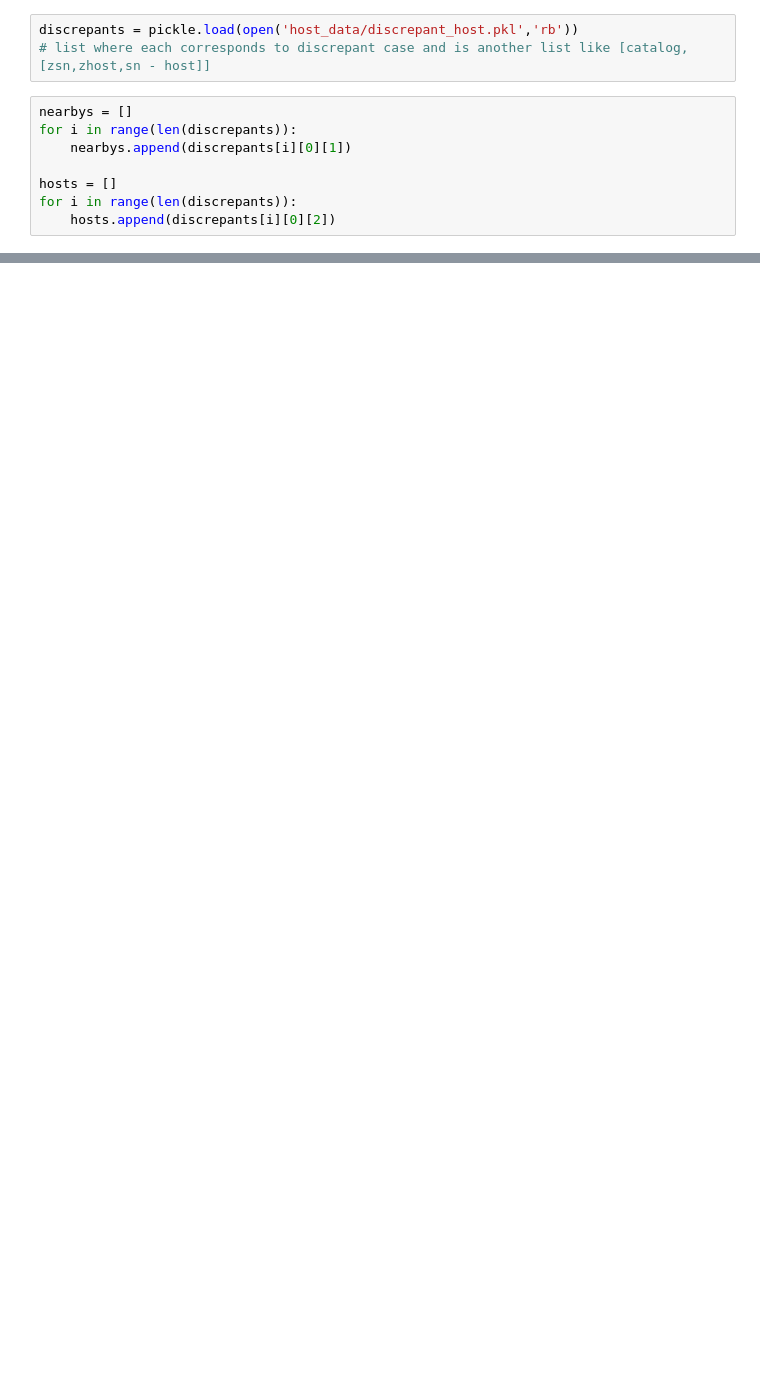
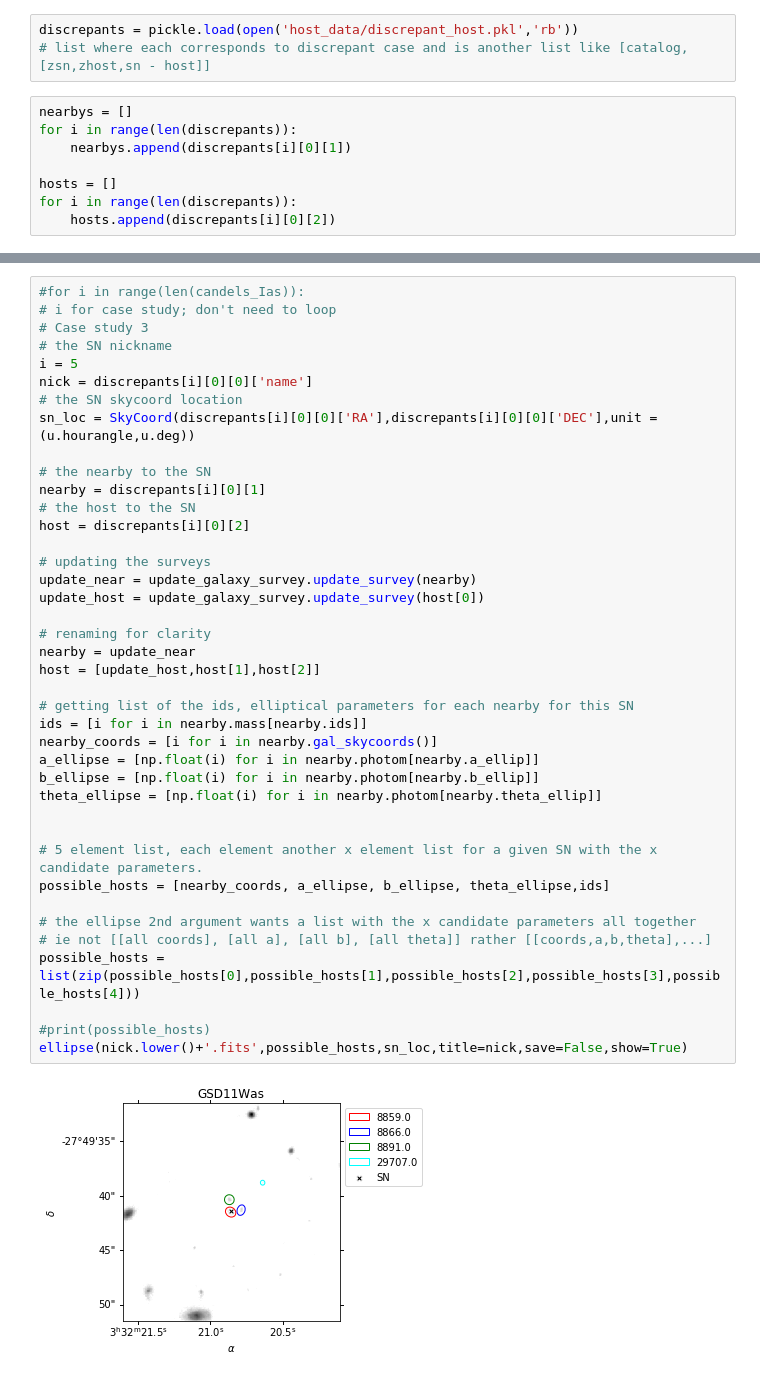
Before and after one commit to koconnor4/galaxy_catalogs, a Jupyter notebook: host_hists/discrepant_hosts.ipynb, the cells around one changed output, grey strips where cells are left out. Saved outputs shown, nothing was run; the diff lists cells and outputs as text; blank space fills up the shorter version.

```diff
--- a/host_hists/discrepant_hosts.ipynb
+++ b/host_hists/discrepant_hosts.ipynb
@@ -181,0 +339,42 @@ However should probably show the image around sn loc and host ell identified to
+# %%
+#for i in range(len(candels_Ias)):
+# i for case study; don't need to loop
+# Case study 3
+# the SN nickname
+i = 5
+nick = discrepants[i][0][0]['name']
+# the SN skycoord location
+sn_loc = SkyCoord(discrepants[i][0][0]['RA'],discrepants[i][0][0]['DEC'],unit = (u.hourangle,u.deg))
+
+# the nearby to the SN
+nearby = discrepants[i][0][1]
+# the host to the SN
+host = discrepants[i][0][2]
+
+# updating the surveys
+update_near = update_galaxy_survey.update_survey(nearby)
+update_host = update_galaxy_survey.update_survey(host[0])
+
+# renaming for clarity
+nearby = update_near
+host = [update_host,host[1],host[2]]
+
+# getting list of the ids, elliptical parameters for each nearby for this SN
+ids = [i for i in nearby.mass[nearby.ids]]
+nearby_coords = [i for i in nearby.gal_skycoords()]
+a_ellipse = [np.float(i) for i in nearby.photom[nearby.a_ellip]]
+b_ellipse = [np.float(i) for i in nearby.photom[nearby.b_ellip]]
+theta_ellipse = [np.float(i) for i in nearby.photom[nearby.theta_ellip]]
+
+
+# 5 element list, each element another x element list for a given SN with the x candidate parameters.
+possible_hosts = [nearby_coords, a_ellipse, b_ellipse, theta_ellipse,ids]
+
+# the ellipse 2nd argument wants a list with the x candidate parameters all together
+# ie not [[all coords], [all a], [all b], [all theta]] rather [[coords,a,b,theta],...]
+possible_hosts = list(zip(possible_hosts[0],possible_hosts[1],possible_hosts[2],possible_hosts[3],possible_hosts[4]))
+
+#print(possible_hosts)
+ellipse(nick.lower()+'.fits',possible_hosts,sn_loc,title=nick,save=False,show=True)
+# %% [output]
+[figure, added]
```
Also changed, not shown: parts of 17 cells of this notebook.
